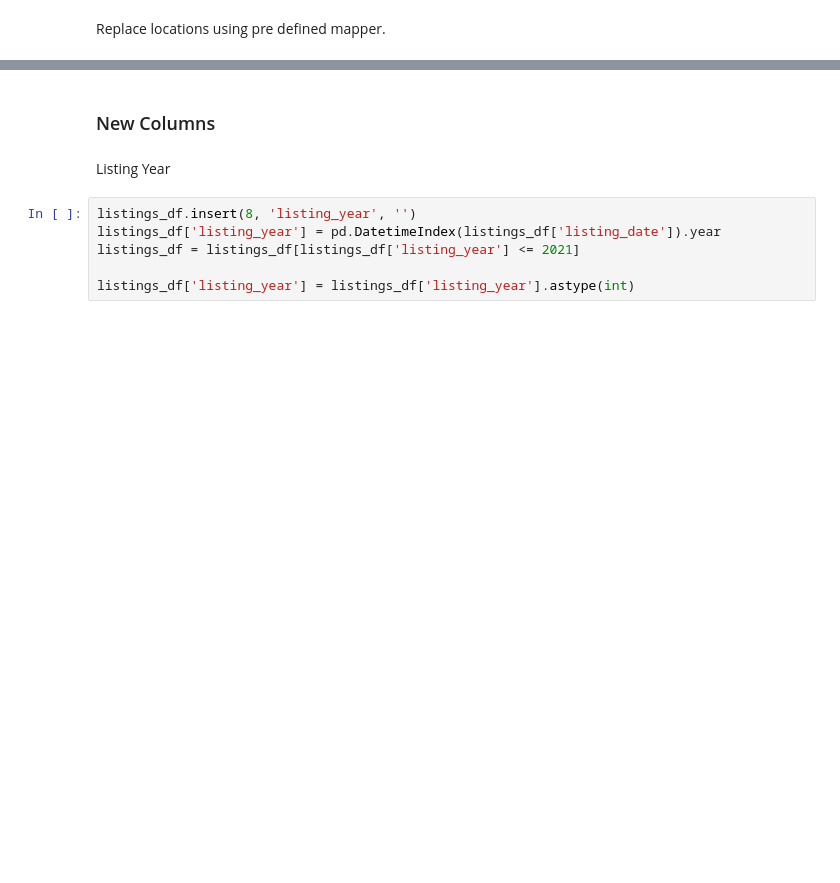
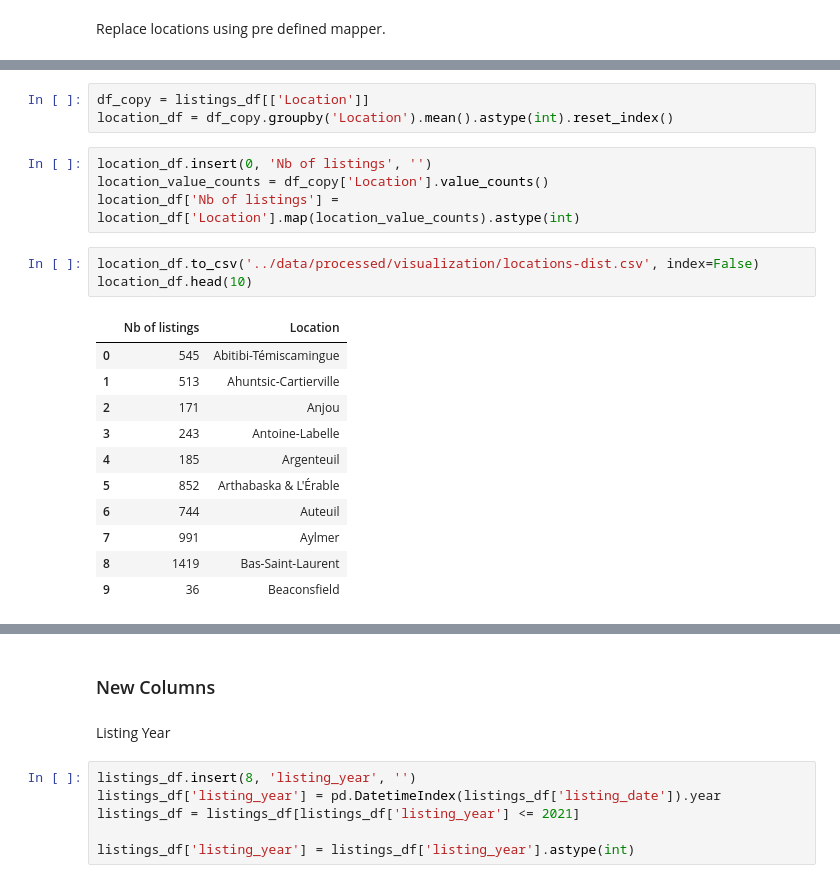
Before and after one commit to simkass/quebec-real-estate-analysis, a Jupyter notebook: notebooks/preprocessing.ipynb, the cells around one changed output, grey strips where cells are left out. Drawn from its saved outputs; the diff is of its cells as text; blank space fills up the shorter version.

```diff
--- a/notebooks/preprocessing.ipynb
+++ b/notebooks/preprocessing.ipynb
@@ -362,0 +365,22 @@ listings_df.sample(5)
+# %%
+df_copy = listings_df[['Location']]
+location_df = df_copy.groupby('Location').mean().astype(int).reset_index()
+# %%
+location_df.insert(0, 'Nb of listings', '')
+location_value_counts = df_copy['Location'].value_counts()
+location_df['Nb of listings'] = location_df['Location'].map(location_value_counts).astype(int)
+# %%
+location_df.to_csv('../data/processed/visualization/locations-dist.csv', index=False)
+location_df.head(10)
+# %% [output]
+|  | Nb of listings | Location |
+| 0 | 545 | Abitibi-Témiscamingue |
+| 1 | 513 | Ahuntsic-Cartierville |
+| 2 | 171 | Anjou |
+| 3 | 243 | Antoine-Labelle |
+| 4 | 185 | Argenteuil |
+| 5 | 852 | Arthabaska & L'Érable |
+| 6 | 744 | Auteuil |
+| 7 | 991 | Aylmer |
+| 8 | 1419 | Bas-Saint-Laurent |
+| 9 | 36 | Beaconsfield |
```
Also changed, not shown: parts of 36 cells of this notebook.
